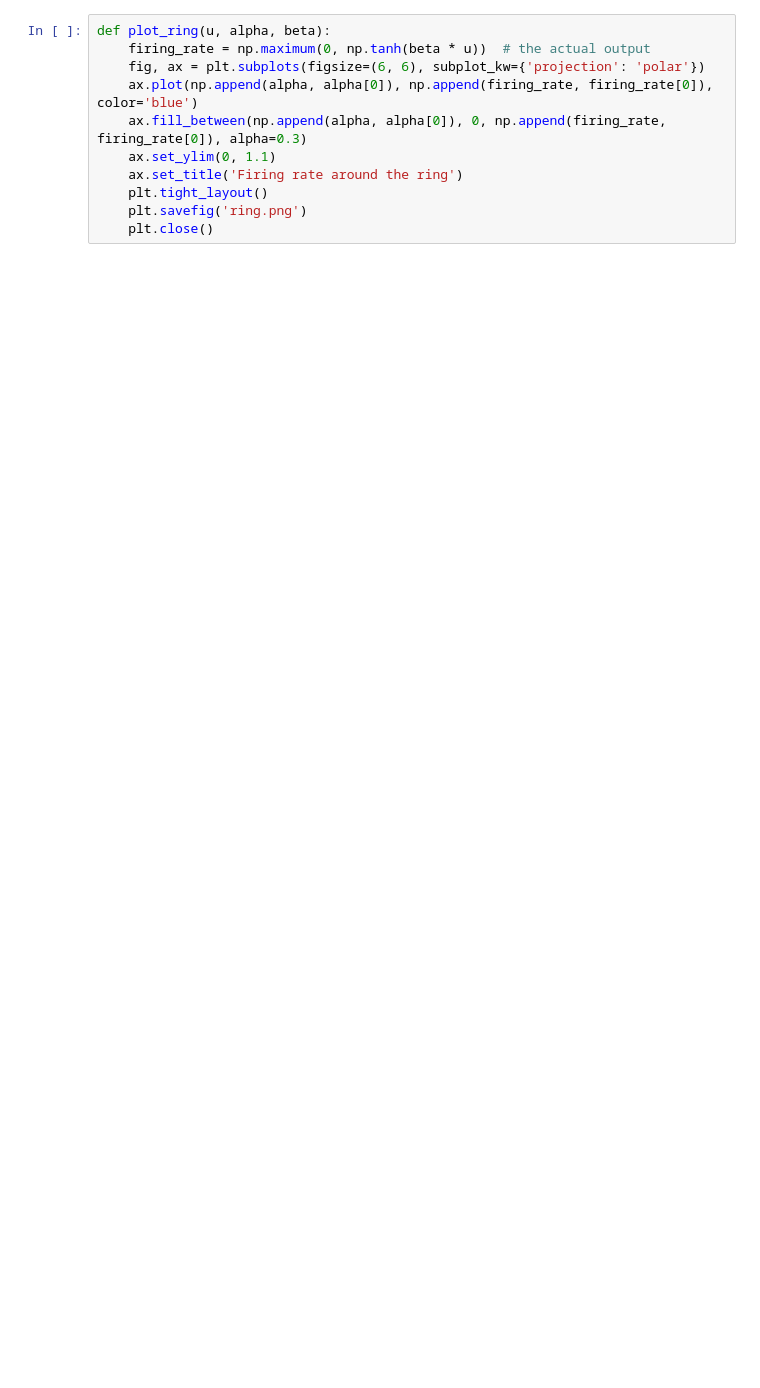
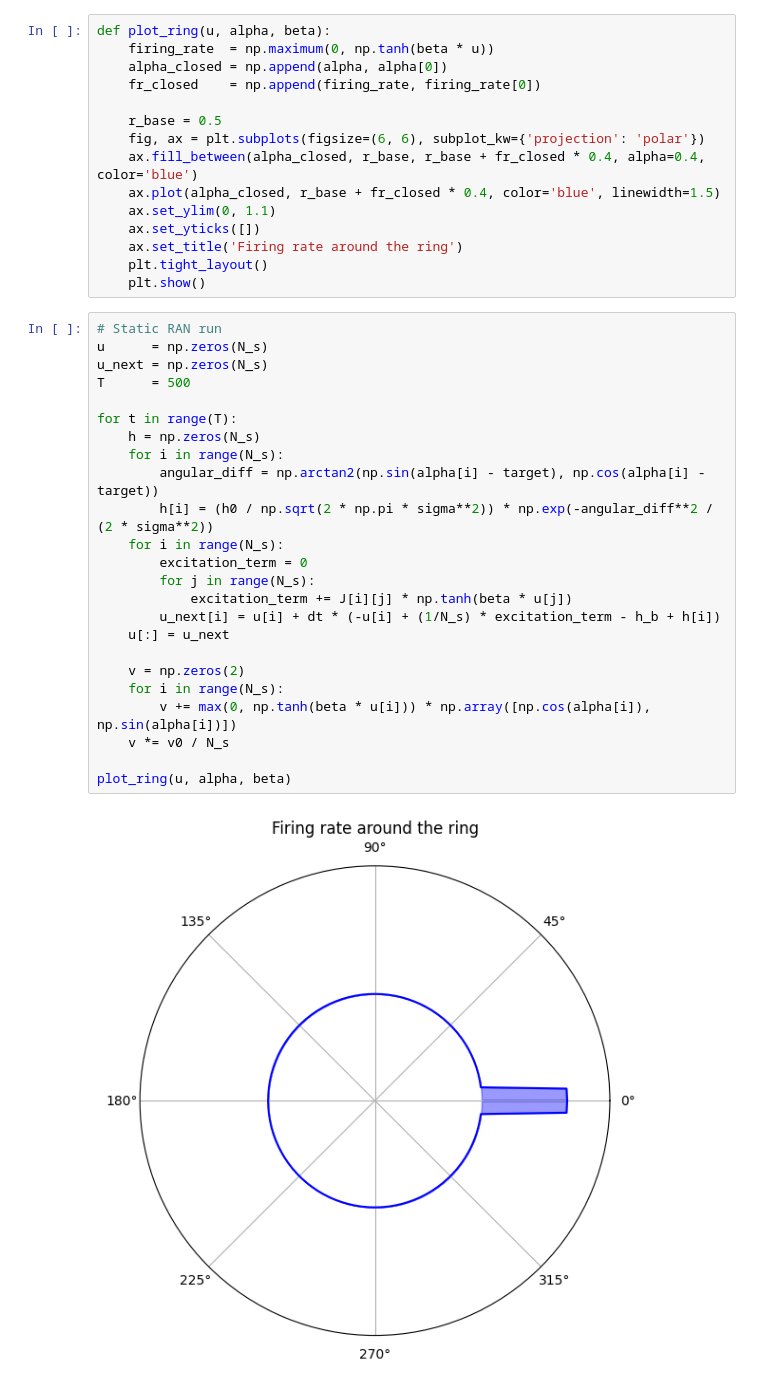
Before and after one commit to noah-ginzburg/RANController, a Jupyter notebook: RAN/ran3d.ipynb, the cells around one changed output. Saved outputs shown, nothing was run; the diff lists cells and outputs as text; blank space fills up the shorter version.

Commit message:
working RAN + one moving target

```diff
--- a/RAN/ran3d.ipynb
+++ b/RAN/ran3d.ipynb
@@ -65,11 +26,41 @@ plot_ring(u, alpha, beta)
 # %%
 def plot_ring(u, alpha, beta):
-    firing_rate = np.maximum(0, np.tanh(beta * u))  # the actual output
+    firing_rate  = np.maximum(0, np.tanh(beta * u))
+    alpha_closed = np.append(alpha, alpha[0])
+    fr_closed    = np.append(firing_rate, firing_rate[0])
+
+    r_base = 0.5
     fig, ax = plt.subplots(figsize=(6, 6), subplot_kw={'projection': 'polar'})
-    ax.plot(np.append(alpha, alpha[0]), np.append(firing_rate, firing_rate[0]), color='blue')
-    ax.fill_between(np.append(alpha, alpha[0]), 0, np.append(firing_rate, firing_rate[0]), alpha=0.3)
+    ax.fill_between(alpha_closed, r_base, r_base + fr_closed * 0.4, alpha=0.4, color='blue')
+    ax.plot(alpha_closed, r_base + fr_closed * 0.4, color='blue', linewidth=1.5)
     ax.set_ylim(0, 1.1)
+    ax.set_yticks([])
     ax.set_title('Firing rate around the ring')
     plt.tight_layout()
-    plt.savefig('ring.png')
-    plt.close()
+    plt.show()
+# %%
+# Static RAN run
+u      = np.zeros(N_s)
+u_next = np.zeros(N_s)
+T      = 500
+
+for t in range(T):
+    h = np.zeros(N_s)
+    for i in range(N_s):
+        angular_diff = np.arctan2(np.sin(alpha[i] - target), np.cos(alpha[i] - target))
+        h[i] = (h0 / np.sqrt(2 * np.pi * sigma**2)) * np.exp(-angular_diff**2 / (2 * sigma**2))
+    for i in range(N_s):
+        excitation_term = 0
+        for j in range(N_s):
+            excitation_term += J[i][j] * np.tanh(beta * u[j])
+        u_next[i] = u[i] + dt * (-u[i] + (1/N_s) * excitation_term - h_b + h[i])
+    u[:] = u_next
+
+    v = np.zeros(2)
+    for i in range(N_s):
+        v += max(0, np.tanh(beta * u[i])) * np.array([np.cos(alpha[i]), np.sin(alpha[i])])
+    v *= v0 / N_s
+
+plot_ring(u, alpha, beta)
+# %% [output]
+[figure, added]
```
Also changed, not shown: parts of 5 cells of this notebook, 3 other files.
